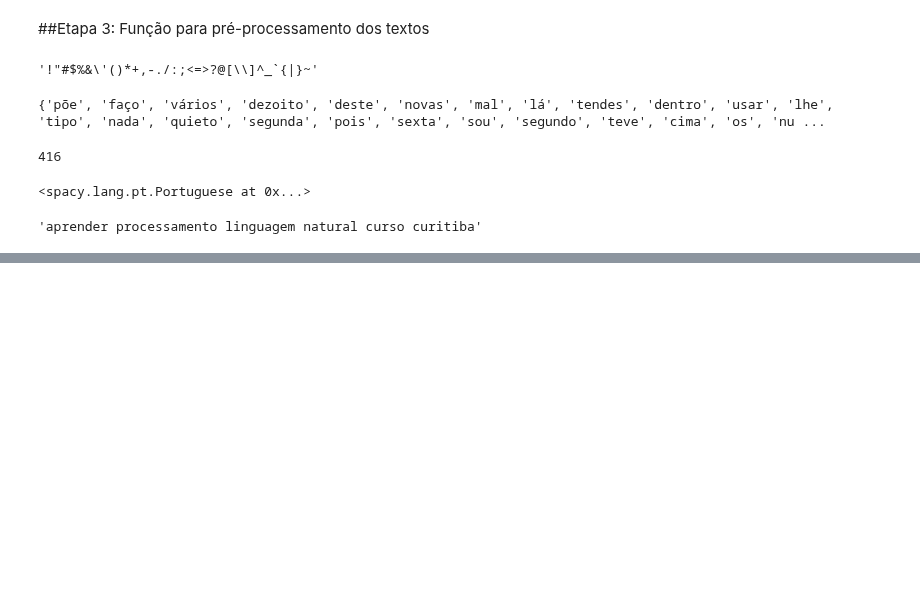
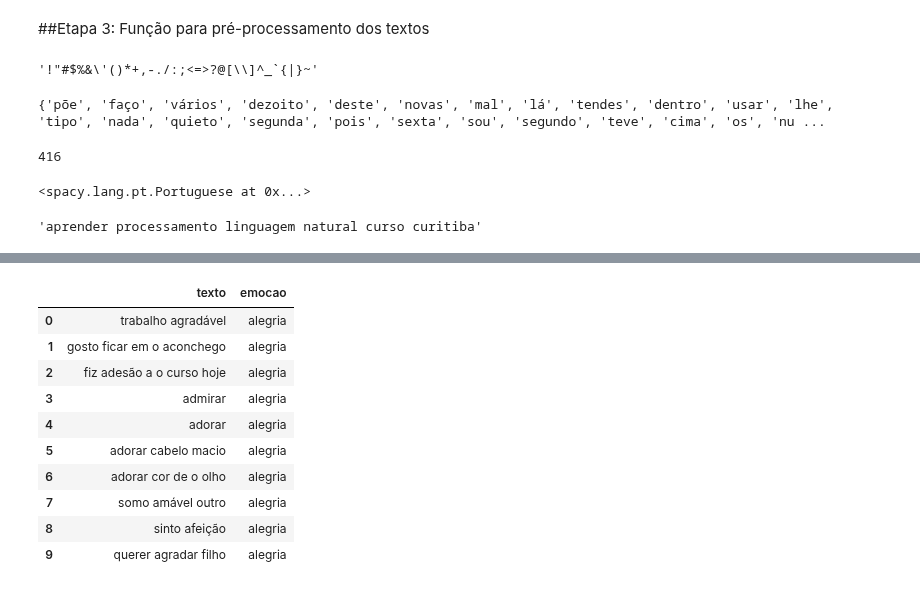
Before and after one commit to WallaceSantana79/CursoMachineLearning, a Jupyter notebook: Classificação_de_Textos_com_spaCy.ipynb, the cells around one changed output, grey strips where cells are left out. Saved outputs shown, nothing was run; the diff lists cells and outputs as text; code cells hidden in the pictures; blank space fills up the shorter version.

```diff
--- a/Classificação_de_Textos_com_spaCy.ipynb
+++ b/Classificação_de_Textos_com_spaCy.ipynb
@@ -134,0 +153,16 @@ teste
+# %%
+base_dados['texto'] = base_dados['texto'].apply(preprocessamento)
+# %%
+base_dados.head(10)
+# %% [output]
+|  | texto | emocao |
+| 0 | trabalho agradável | alegria |
+| 1 | gosto ficar em o aconchego | alegria |
+| 2 | fiz adesão a o curso hoje | alegria |
+| 3 | admirar | alegria |
+| 4 | adorar | alegria |
+| 5 | adorar cabelo macio | alegria |
+| 6 | adorar cor de o olho | alegria |
+| 7 | somo amável outro | alegria |
+| 8 | sinto afeição | alegria |
+| 9 | querer agradar filho | alegria |
```
Also changed, not shown: parts of 18 cells of this notebook.
